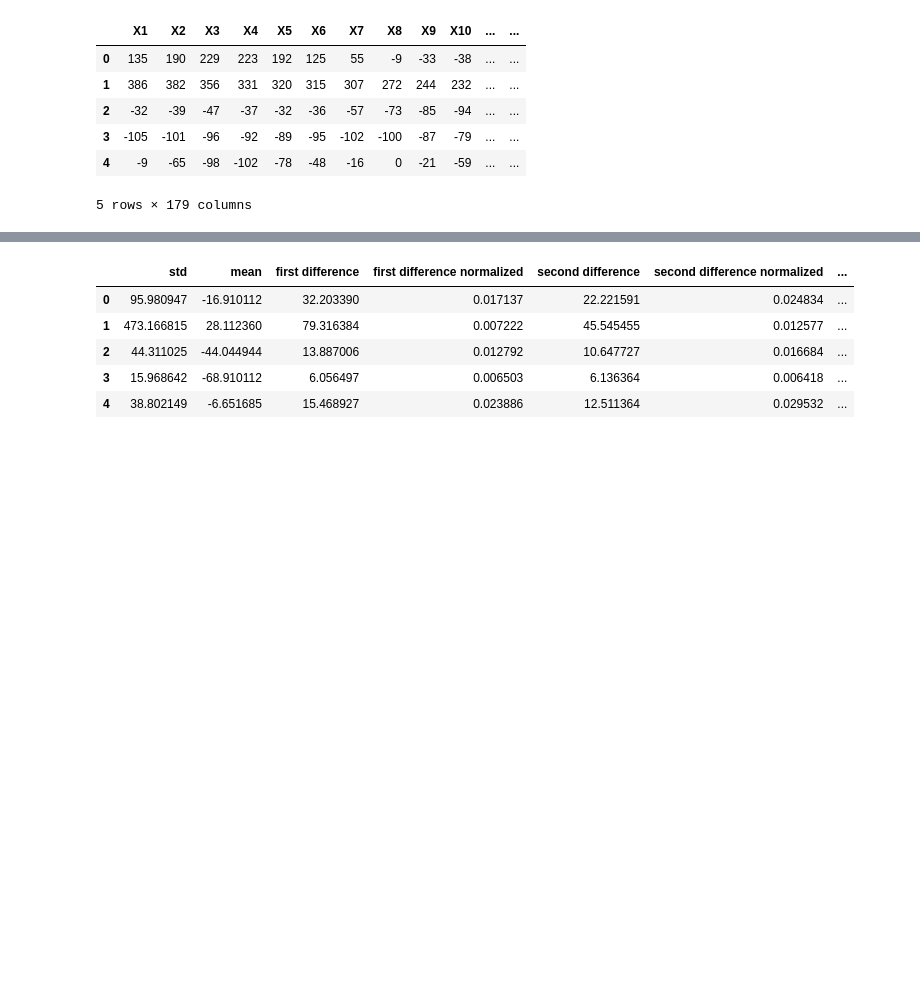
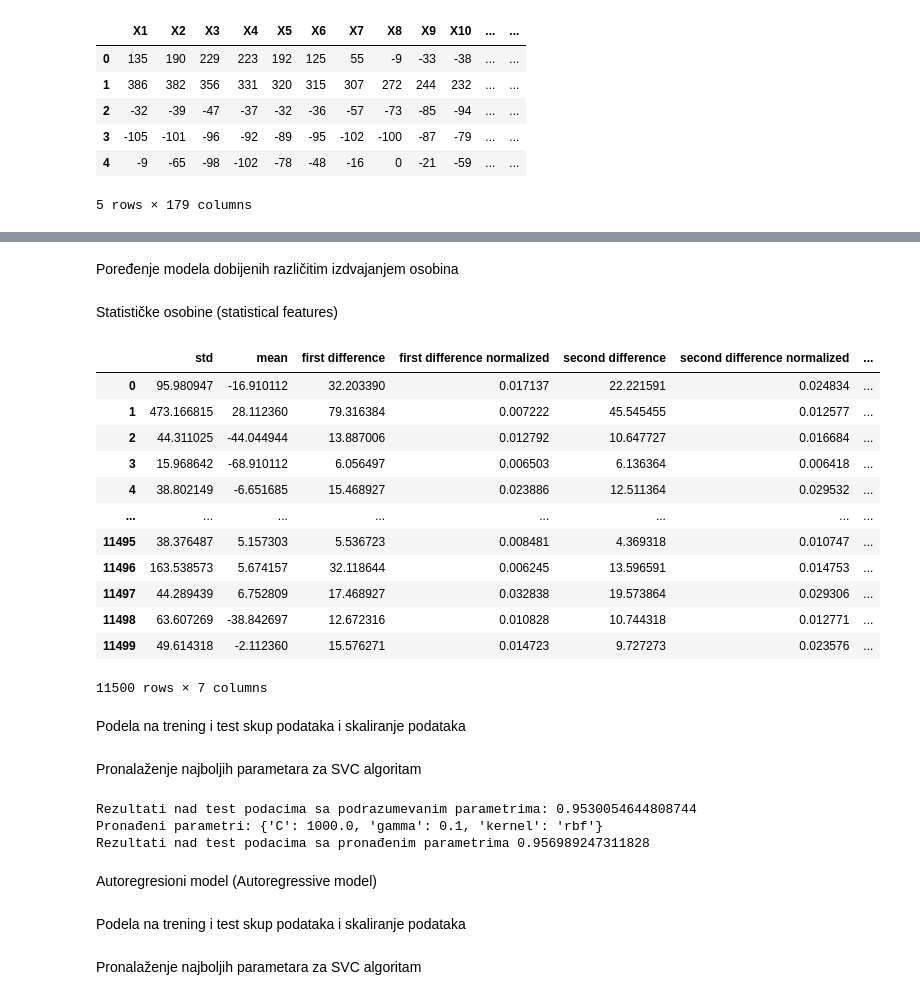
Before and after one commit to mijatkrivokapic/Epileptic-Seizure-Recognition, a Jupyter notebook: main.ipynb, the cells around one changed output, grey strips where cells are left out. Drawn from its saved outputs; the diff is of its cells as text; code cells hidden in the pictures; blank space fills up the shorter version.

Commit message:
implement feature extraction and parameter finding

```diff
--- a/main.ipynb
+++ b/main.ipynb
@@ -9,6 +19,8 @@ Pretprocesiranje
 df=pd.read_csv('dataset.csv')
 df.drop('Unnamed',axis=1,inplace=True)
 df['y'].replace({1:1,2:0,3:0,4:0,5:0},inplace=True)
+x=df.drop(columns=['y'])
+y=df['y']
 df.head()
 # %% [output]
 |  | X1 | X2 | X3 | X4 | X5 | X6 | X7 | X8 | X9 | X10 | ... | ... |
@@ -33,20 +50,33 @@ plt.show()
+# %% [markdown]
+Poređenje modela dobijenih različitim izdvajanjem osobina
+# %% [markdown]
+Statističke osobine (statistical features)
 # %%
-normalized_signal=pd.DataFrame(preprocessing.normalize(df.drop(columns=['y'])),columns=df.columns[:-1])
+normalized_signal=pd.DataFrame(preprocessing.normalize(x),columns=df.columns[:-1])
 
 stat_features=pd.DataFrame()
-stat_features['std']=df.drop(columns=['y']).std(axis='columns')
-stat_features['mean']=df.drop(columns=['y']).mean(axis='columns')
-stat_features['first difference']=df.drop(columns=['y']).diff(axis='columns').abs().T.mean()
+stat_features['std']=x.std(axis='columns')
+stat_features['mean']=x.mean(axis='columns')
+stat_features['first difference']=x.diff(axis='columns').abs().T.mean()
 stat_features['first difference normalized']=normalized_signal.diff(axis='columns').diff(axis='columns').abs().T.mean()
-stat_features['second difference']=df.drop(columns=['y']).diff(axis='columns').diff(axis='columns').abs().T.mean()
+stat_features['second difference']=x.diff(axis='columns').diff(axis='columns').abs().T.mean()
 stat_features['second difference normalized']=normalized_signal.diff(axis='columns').abs().T.mean()
-stat_features['y']=df['y']
+stat_features['y']=y
 
-stat_features.head()
+stat_features
 # %% [output]
 |  | std | mean | first difference | first difference normalized | second difference | second difference normalized | ... |
 | 0 | 95.980947 | -16.910112 | 32.203390 | 0.017137 | 22.221591 | 0.024834 | ... |
 | 1 | 473.166815 | 28.112360 | 79.316384 | 0.007222 | 45.545455 | 0.012577 | ... |
 | 2 | 44.311025 | -44.044944 | 13.887006 | 0.012792 | 10.647727 | 0.016684 | ... |
 | 3 | 15.968642 | -68.910112 | 6.056497 | 0.006503 | 6.136364 | 0.006418 | ... |
 | 4 | 38.802149 | -6.651685 | 15.468927 | 0.023886 | 12.511364 | 0.029532 | ... |
+| ... | ... | ... | ... | ... | ... | ... | ... |
+| 11495 | 38.376487 | 5.157303 | 5.536723 | 0.008481 | 4.369318 | 0.010747 | ... |
+| 11496 | 163.538573 | 5.674157 | 32.118644 | 0.006245 | 13.596591 | 0.014753 | ... |
+| 11497 | 44.289439 | 6.752809 | 17.468927 | 0.032838 | 19.573864 | 0.029306 | ... |
+| 11498 | 63.607269 | -38.842697 | 12.672316 | 0.010828 | 10.744318 | 0.012771 | ... |
+| 11499 | 49.614318 | -2.112360 | 15.576271 | 0.014723 | 9.727273 | 0.023576 | ... |
+11500 rows × 7 columns
+# %% [markdown]
+Podela na trening i test skup podataka i skaliranje podataka
@@ -52,0 +89,17 @@ stat_features.head()
+# %% [markdown]
+Pronalaženje najboljih parametara za SVC algoritam
+# %%
+svc=SVC()
+svc.fit(stat_x_train,stat_y_train)
+y_pred=svc.predict(stat_x_test)
+print(f"Rezultati nad test podacima sa podrazumevanim parametrima: {f1_score(stat_y_test,y_pred)}")
+
+stat_gs_result=find_best_svc_params(stat_x_train,stat_y_train,'stat_gs_result.pkl',True)
+print(f"Pronađeni parametri: {stat_gs_result.best_params_}")
+print(f"Rezultati nad test podacima sa pronađenim parametrima {stat_gs_result.score(stat_x_test,stat_y_test)}")
+# %% [output]
+Rezultati nad test podacima sa podrazumevanim parametrima: 0.9530054644808744
+Pronađeni parametri: {'C': 1000.0, 'gamma': 0.1, 'kernel': 'rbf'}
+Rezultati nad test podacima sa pronađenim parametrima 0.956989247311828
+# %% [markdown]
+Autoregresioni model (Autoregressive model)
@@ -52,0 +123,2 @@ stat_features.head()
+# %% [markdown]
+Podela na trening i test skup podataka i skaliranje podataka
@@ -52,0 +140,2 @@ stat_features.head()
+# %% [markdown]
+Pronalaženje najboljih parametara za SVC algoritam
```
Also changed, not shown: parts of 29 cells of this notebook, 11 other files.
